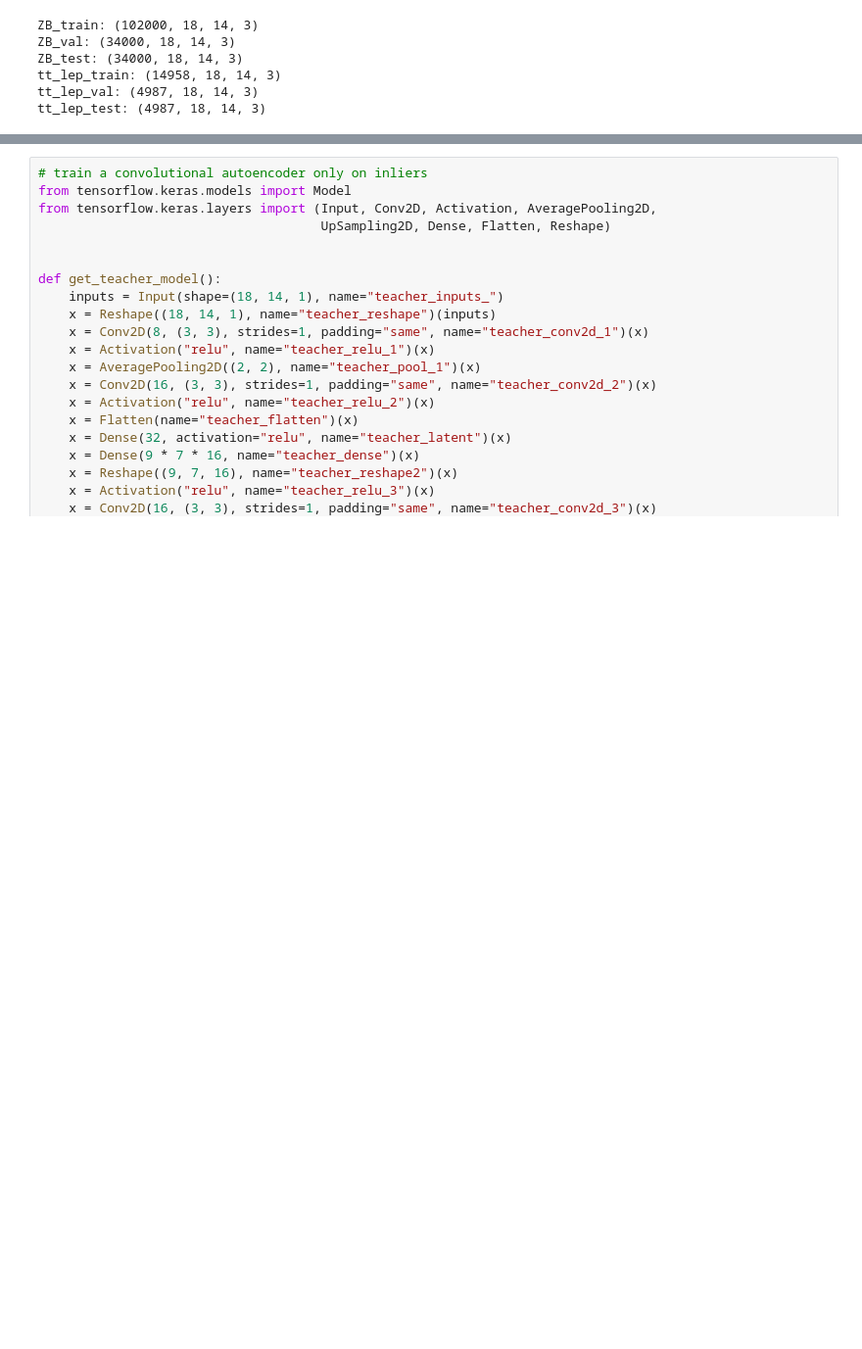
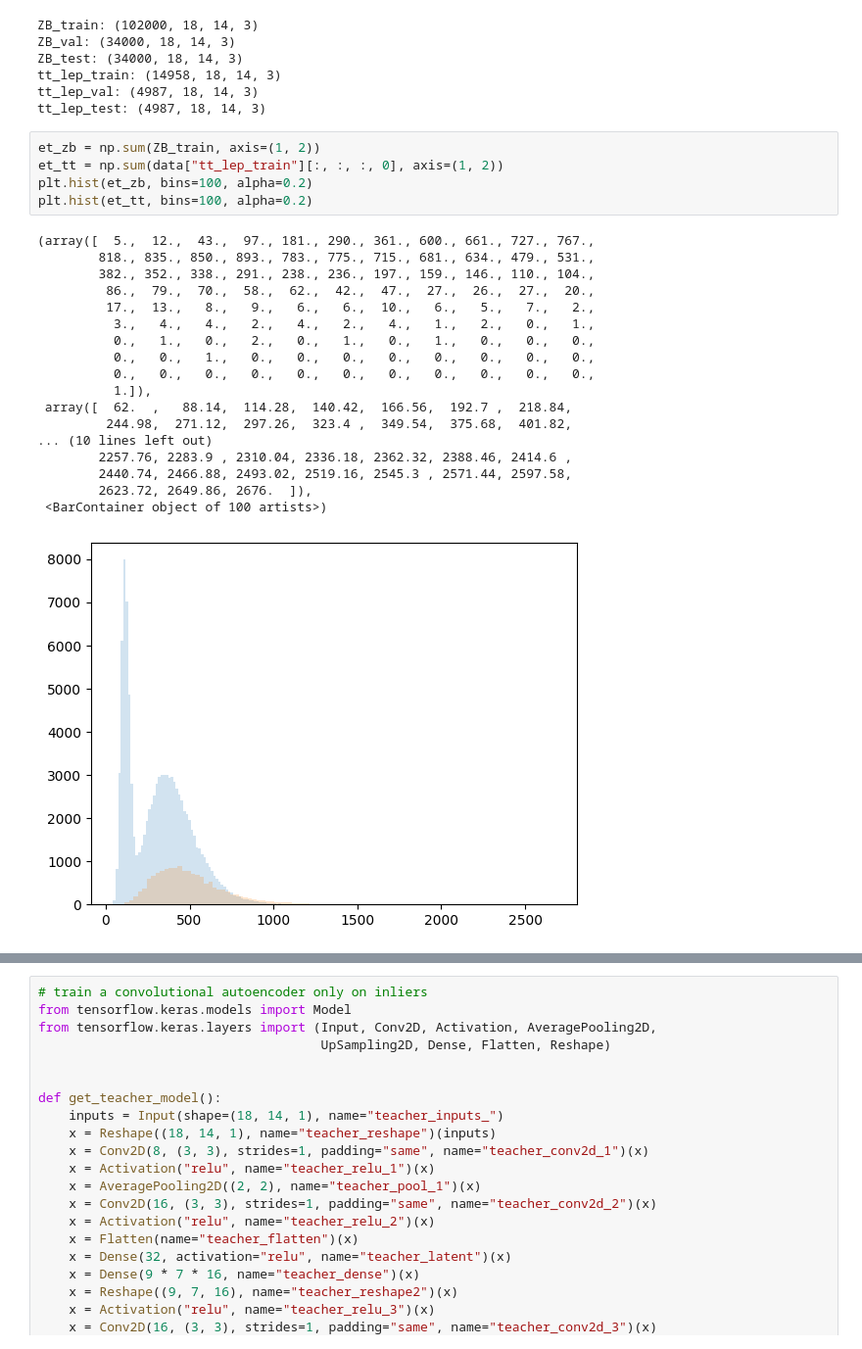
Before and after one commit to ligerlac/cicada-hacking, a Jupyter notebook: train-teacher.ipynb, the cells around one changed output, grey strips where cells are left out. Shown: that part at 98% size. Cells and saved outputs as stored; diff of their text form; blank space fills up the shorter version.

```diff
--- a/train-teacher.ipynb
+++ b/train-teacher.ipynb
@@ -18,6 +19,30 @@ ZB_test: (34000, 18, 14, 3)
 tt_lep_train: (14958, 18, 14, 3)
 tt_lep_val: (4987, 18, 14, 3)
 tt_lep_test: (4987, 18, 14, 3)
+# %%
+et_zb = np.sum(ZB_train, axis=(1, 2))
+et_tt = np.sum(data["tt_lep_train"][:, :, :, 0], axis=(1, 2))
+plt.hist(et_zb, bins=100, alpha=0.2)
+plt.hist(et_tt, bins=100, alpha=0.2)
+# %% [output]
+(array([  5.,  12.,  43.,  97., 181., 290., 361., 600., 661., 727., 767.,
+        818., 835., 850., 893., 783., 775., 715., 681., 634., 479., 531.,
+        382., 352., 338., 291., 238., 236., 197., 159., 146., 110., 104.,
+         86.,  79.,  70.,  58.,  62.,  42.,  47.,  27.,  26.,  27.,  20.,
+         17.,  13.,   8.,   9.,   6.,   6.,  10.,   6.,   5.,   7.,   2.,
+          3.,   4.,   4.,   2.,   4.,   2.,   4.,   1.,   2.,   0.,   1.,
+          0.,   1.,   0.,   2.,   0.,   1.,   0.,   1.,   0.,   0.,   0.,
+          0.,   0.,   1.,   0.,   0.,   0.,   0.,   0.,   0.,   0.,   0.,
+          0.,   0.,   0.,   0.,   0.,   0.,   0.,   0.,   0.,   0.,   0.,
+          1.]),
+ array([  62.  ,   88.14,  114.28,  140.42,  166.56,  192.7 ,  218.84,
+         244.98,  271.12,  297.26,  323.4 ,  349.54,  375.68,  401.82,
+... (10 lines left out)
+        2257.76, 2283.9 , 2310.04, 2336.18, 2362.32, 2388.46, 2414.6 ,
+        2440.74, 2466.88, 2493.02, 2519.16, 2545.3 , 2571.44, 2597.58,
+        2623.72, 2649.86, 2676.  ]),
+ <BarContainer object of 100 artists>)
+[figure, added]
 # %%
 plot_image(ZB_train[42, :, :], "Sample Image")
 # %% [output]
```
Also changed, not shown: parts of 7 cells of this notebook, 12 other files.
